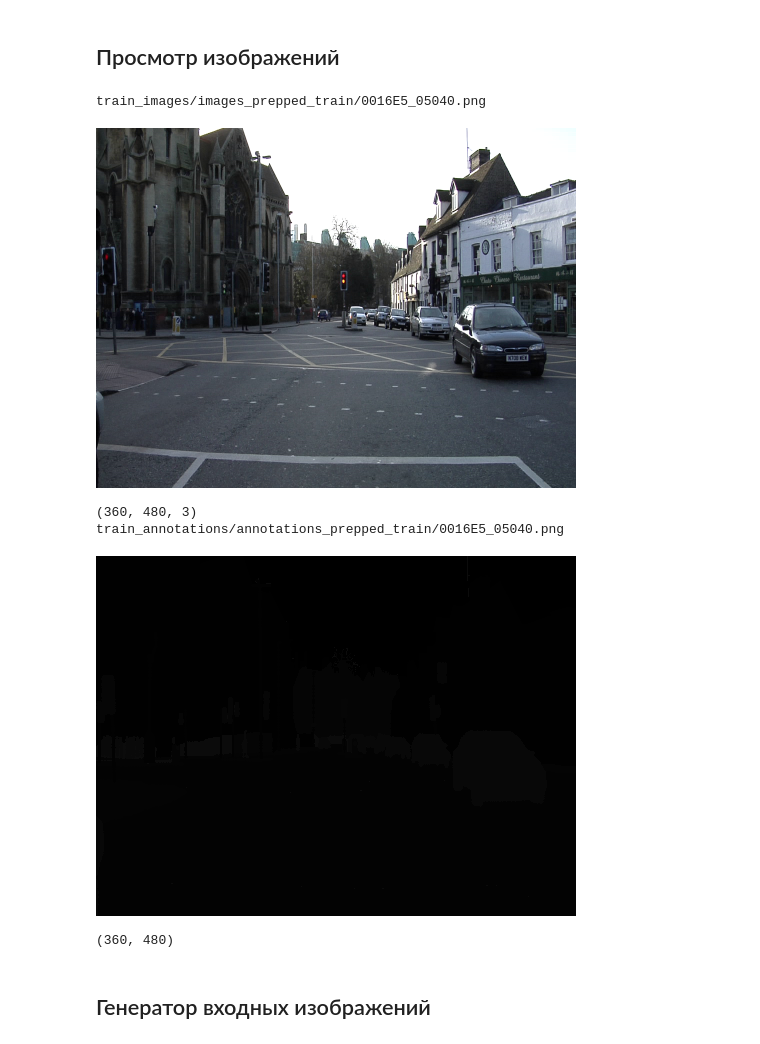
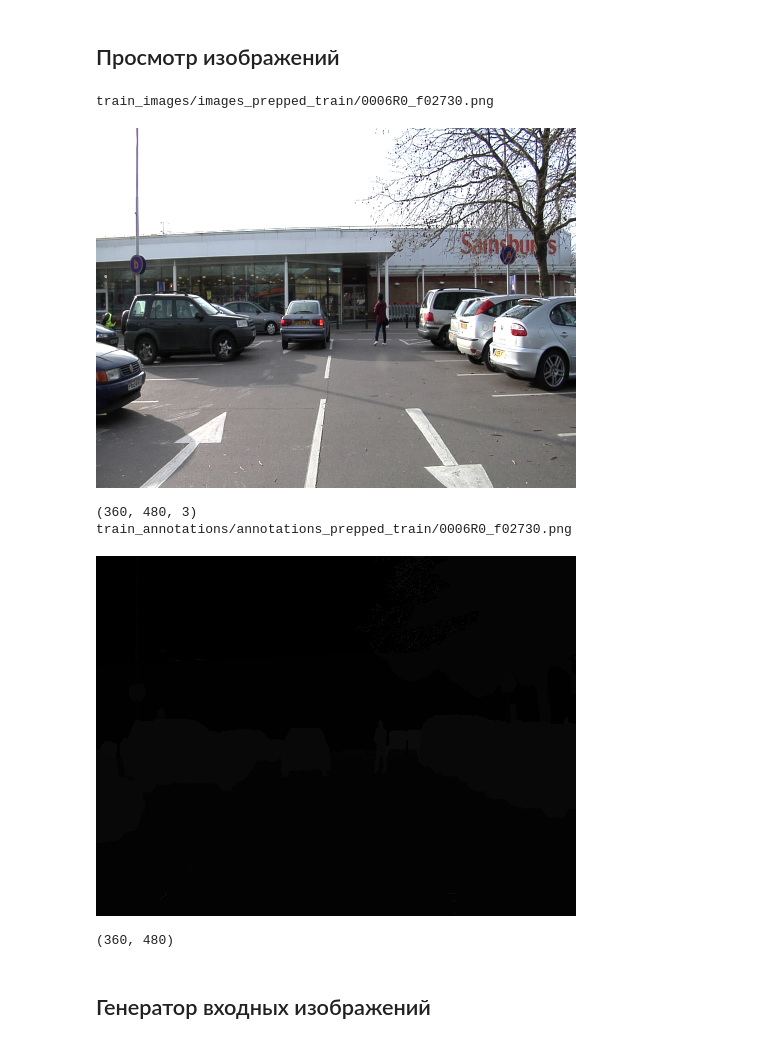
Before and after one commit to darja/NeuralUni, a Jupyter notebook: 07_segmentation_light_ryazhskikh.ipynb, the cells around one changed output. Saved outputs shown, nothing was run; the diff lists cells and outputs as text; code cells hidden in the pictures.

```diff
--- a/07_segmentation_light_ryazhskikh.ipynb
+++ b/07_segmentation_light_ryazhskikh.ipynb
@@ -117,29 +127,29 @@ batch_size = 16
 # %% [markdown]
 ## Просмотр изображений
 # %%
-idx = 5
+idx = 15
 
 # Image
 filename = image_files[idx]
 print(filename)
 display_image(filename)
 
 content = read_image(filename)
 print(content.shape)
 
 # Annotation
 filename = annotation_files[idx]
 print(filename)
 with open(filename,'rb') as f:
     display(Image(data=f.read(), format='png'))
 
 ann = read_image(filename)
 print(ann.shape)
 # %% [output]
-train_images/images_prepped_train/0016E5_05040.png
+train_images/images_prepped_train/0006R0_f02730.png
-[figure, old version]
+[figure, new version]
 (360, 480, 3)
-train_annotations/annotations_prepped_train/0016E5_05040.png
+train_annotations/annotations_prepped_train/0006R0_f02730.png
 [figure]
 (360, 480)
 # %% [markdown]
```
Also changed, not shown: parts of 10 cells of this notebook.
